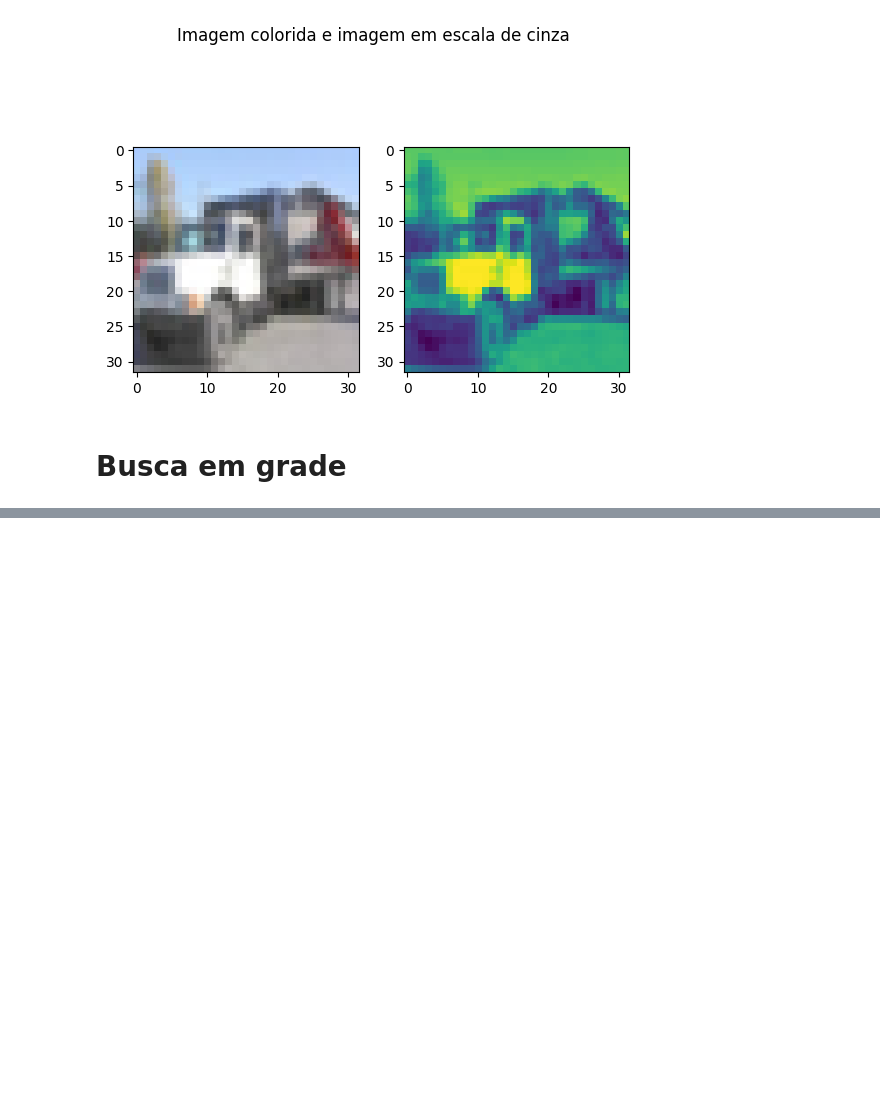
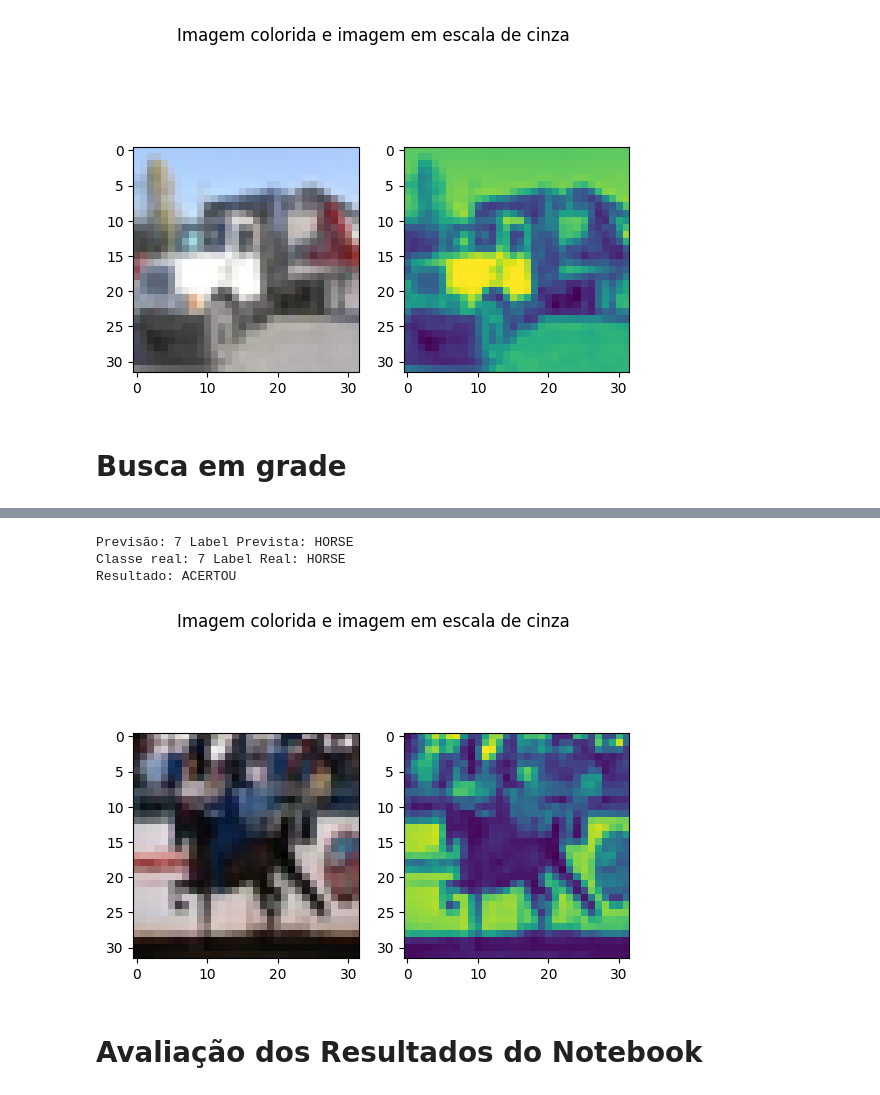
Before and after one commit to IanMarcony/CIFAR10-CNN, a Jupyter notebook: cifar_10_cnn.ipynb, the cells around one changed output, grey strips where cells are left out. Cells and saved outputs as stored; diff of their text form; code cells hidden in the pictures; blank space fills up the shorter version.

```diff
--- a/cifar_10_cnn.ipynb
+++ b/cifar_10_cnn.ipynb
@@ -602,0 +518,9 @@ Text(0.5, 1.0, 'Desvio Padrão Médio do Grid Search')
+# %%
+#Treinando um modelo com base nos resultados obtidos no grid
+classificador_grid = criarRede()
+classificador_grid.fit(previsores_treinamento, classe_treinamento, batch_size= 32, epochs = 15)
+precisao = classificador_grid.evaluate(previsores_teste, classe_teste)
+imagem_teste = np.expand_dims(previsores_teste[index], axis =0)
+previsao_grid = classificador.predict(imagem_teste)
+previsao_grid = np.argmax(previsao_grid, axis=-1)[0]
+classe_real = preds_classes = np.argmax(classe_teste[index], axis=-1)
@@ -602,0 +545,15 @@ Text(0.5, 1.0, 'Desvio Padrão Médio do Grid Search')
+# %%
+index = 203
+fig, axs = plt.subplots(1,2)
+fig.suptitle('Imagem colorida e imagem em escala de cinza')
+axs[0].imshow(X_teste[index])
+axs[1].imshow(previsores_teste[index])
+resultado = 'ACERTOU' if previsao_grid==classe_real else 'ERROU'
+print(f'Previsão: {previsao_grid} Label Prevista: {labels[previsao_grid]}\nClasse real: {classe_real} Label Real: {labels[classe_real]}\nResultado: {resultado}')
+# %% [output]
+Previsão: 7 Label Prevista: HORSE
+Classe real: 7 Label Real: HORSE
+Resultado: ACERTOU
+[figure, added]
+# %% [markdown]
+# Avaliação dos Resultados do Notebook
```
Also changed, not shown: parts of 35 cells of this notebook.
